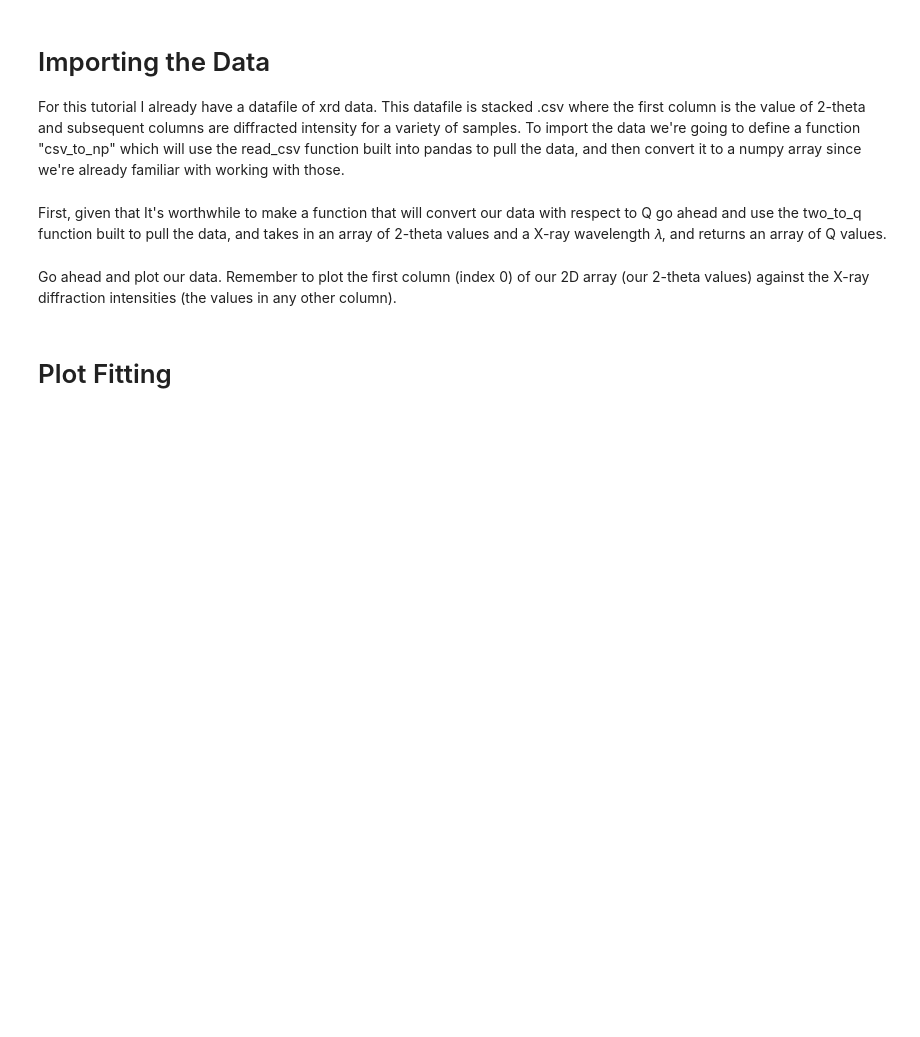
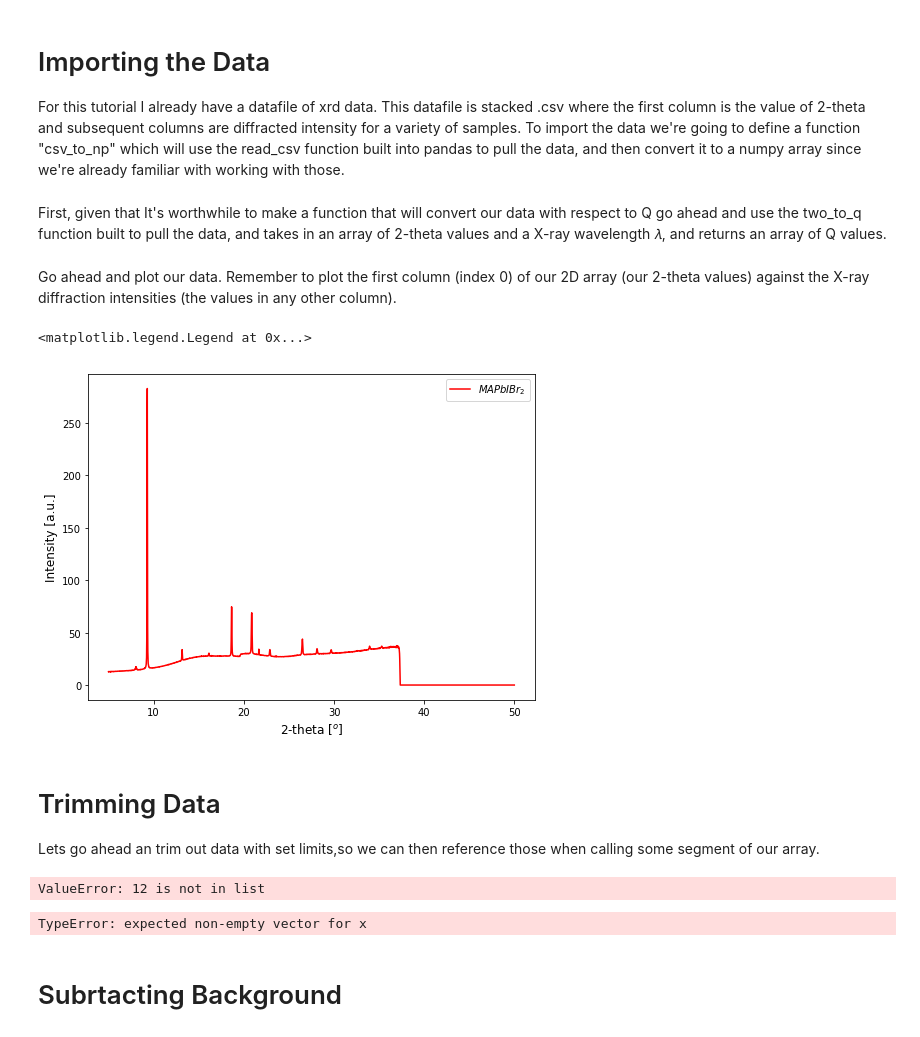
Before and after one commit to Wellesley-Solar/training, a Jupyter notebook: 05_Introduction to Multi Peak Fitting for XRD.ipynb, the cells around one changed output. Drawn from its saved outputs; the diff is of its cells as text; code cells hidden in the pictures; blank space fills up the shorter version.

```diff
--- a/05_Introduction to Multi Peak Fitting for XRD.ipynb
+++ b/05_Introduction to Multi Peak Fitting for XRD.ipynb
@@ -40,18 +48,37 @@ perov = csv_to_np('D1_MAPBIBr2_Xraydeg.csv')
 Go ahead and plot our data. Remember to plot the first column (index 0) of our 2D array (our 2-theta values) against the X-ray diffraction intensities (the values in any other column).
 # %%
 plt.figure(figsize=(8,6)) #make plot larger
-plt.plot(perov[:,0],perov[:,2],'r-', label='$MAPbIBr_2$') #plot two-theta versus XRD intesntiy
+plt.plot(perov[:,0],perov[:,1],'r-', label='$MAPbIBr_2$') #plot two-theta versus XRD intesntiy
 plt.xlabel('2-theta [$^o$]',size=12) #Define x-axis label
 plt.ylabel('Intensity [a.u.]',size=12)#Define y-axis label
 plt.legend(loc="upper right")#Put legend in upper left hand corner
+# %% [output]
+<matplotlib.legend.Legend at 0x...>
+[figure, added]
-# %% [markdown]
-# Plot Fitting
+# %% [markdown]
+# Trimming Data
+Lets go ahead an trim out data with set limits,so we can then reference those when calling some segment of our array.
+# %%
+def find_nearest(array, target):
+    array = np.asarray(array) # In case the input is not an array type
+    idx = (np.abs(array - target)).argmin() # Finds the index of the value closest to the target
+    return idx
+
+
+#We use our new function to find the index of real value closest to our desired limit
+
+q_1 = 0.98 # This will be the lower limit for Q we'll consider
+q_2 = 1.10 # This will be our upper limit - ideally there is only one peak between these values
+
+limit1 = Q.index(find_nearest(q, q_1))
+limit2 = Q.index(find_nearest(q, q_2))
+q_sub = q[limit1:limit2]
+perov_sub = perov[limit1:limit2,1:]
+plt.plot(q_sub,perov_sub[:,-1])
+# %% [output]
+ValueError: 12 is not in list
 # %%
-# Exercise 5
-q_1 = 2.04 # This will be the lower limit for Q we'll consider
-q_2 =2.15
-limit1 = find_nearest(q, q_1) #First our lower limit
-limit2 = find_nearest(q, q_2) #And of our higher limit
+
 q_sub = q[limit1:limit2] # We'll reduce the domain of Q
 perov_sub = perov[limit1:limit2,1:-1]
 
@@ -83,3 +110,7 @@ plt.plot(q_sub,gaussian(q_sub, *popt),'b--', label='Model') #plot best fit
 plt.xlabel('Q [$\AA^{-1}$]',size=12) #Define x-axis label
 plt.ylabel('Intensity [a.u.]',size=12)#Define y-axis label
 plt.legend(loc="upper right")#Put legend in upper left hand corner
+# %% [output]
+TypeError: expected non-empty vector for x
+# %% [markdown]
+# Subrtacting Background
```
Also changed, not shown: parts of 14 cells of this notebook, 2 other files.
